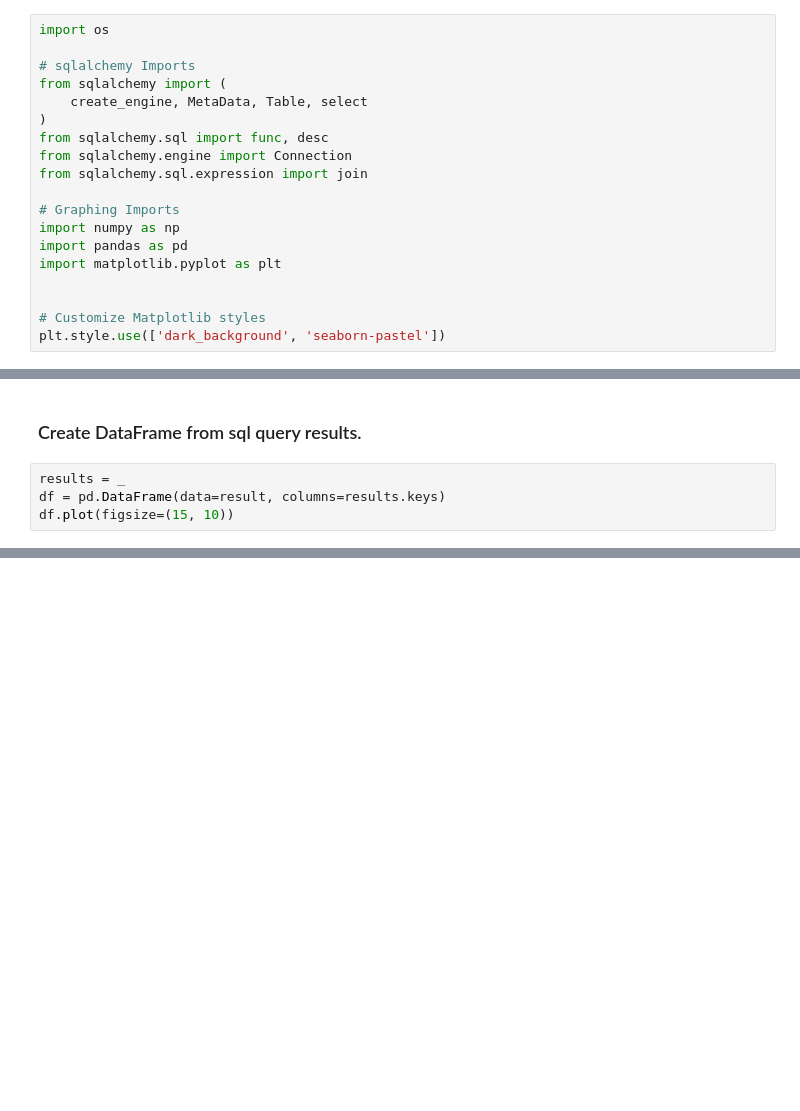
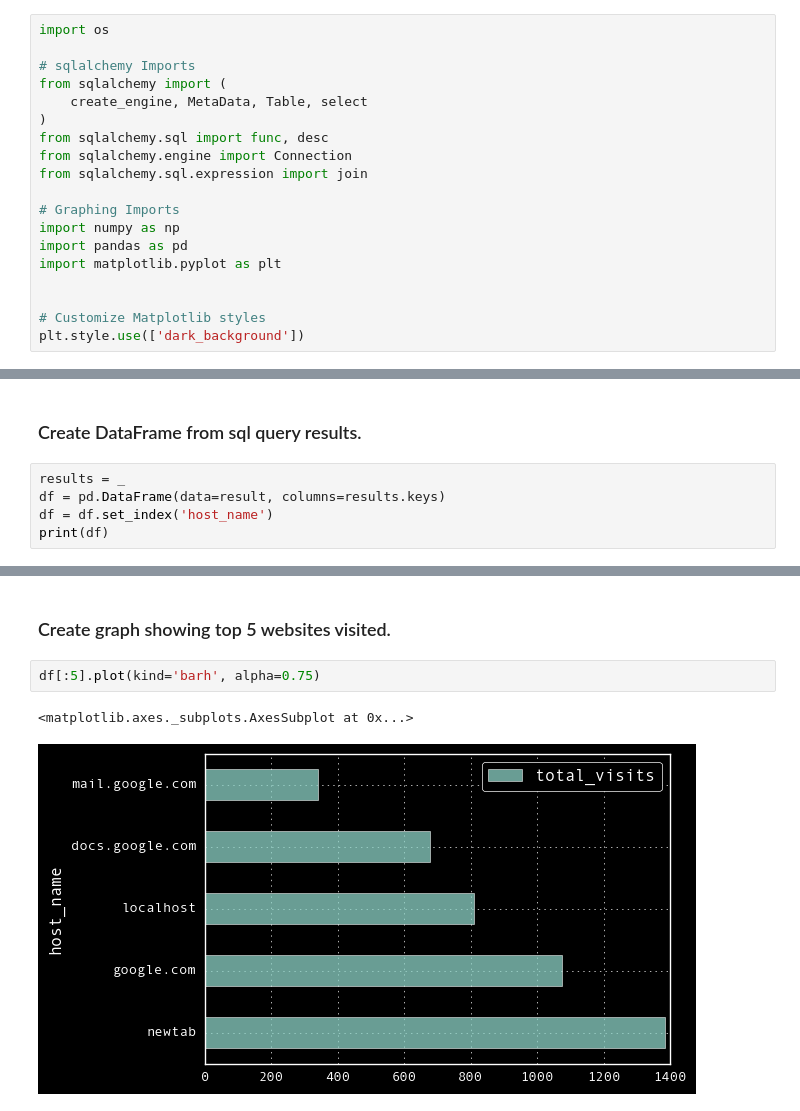
Before and after one commit to seanpar203/wta_analysis, a Jupyter notebook: top_5_time_spent.ipynb, the cells around one changed output, grey strips where cells are left out. Cells and saved outputs as stored; diff of their text form; blank space fills up the shorter version.

```diff
--- a/top_5_time_spent.ipynb
+++ b/top_5_time_spent.ipynb
@@ -21,7 +21,7 @@ import matplotlib.pyplot as plt
 
 
 # Customize Matplotlib styles
-plt.style.use(['dark_background', 'seaborn-pastel'])
+plt.style.use(['dark_background'])
 # %% [markdown]
 ### Database setup.
 # %%
@@ -115,5 +115,6 @@ ORDER BY total_visits DESC
 # %%
 results = _
 df = pd.DataFrame(data=result, columns=results.keys)
-df.plot(figsize=(15, 10))
+df = df.set_index('host_name')
+print(df)
 # %% [output]
@@ -121,0 +138,7 @@ df.plot(figsize=(15, 10))
+# %% [markdown]
+### Create graph showing top 5 websites visited.
+# %%
+df[:5].plot(kind='barh', alpha=0.75)
+# %% [output]
+<matplotlib.axes._subplots.AxesSubplot at 0x...>
+[figure, added]
```
Also changed, not shown: parts of 3 cells of this notebook.
